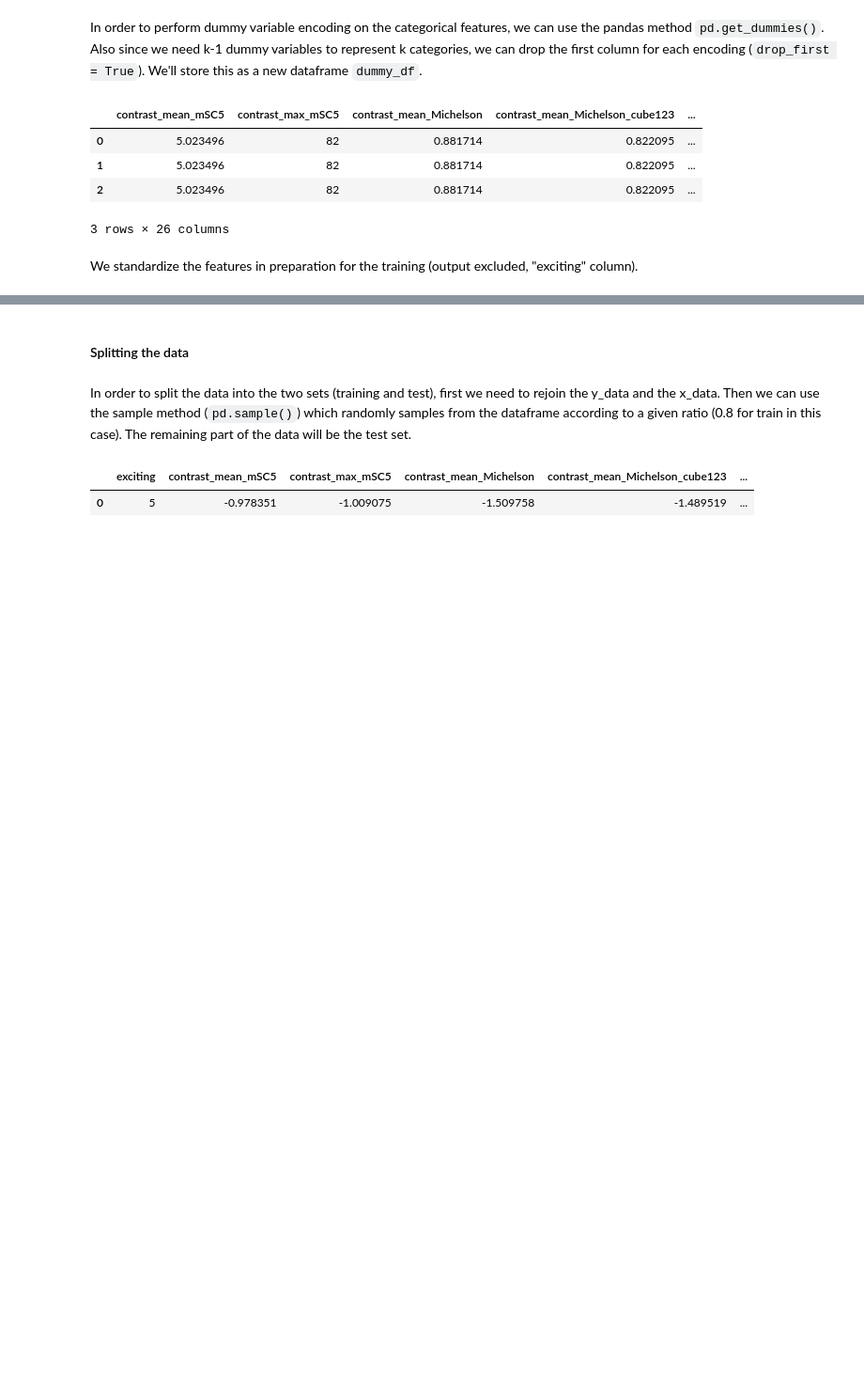
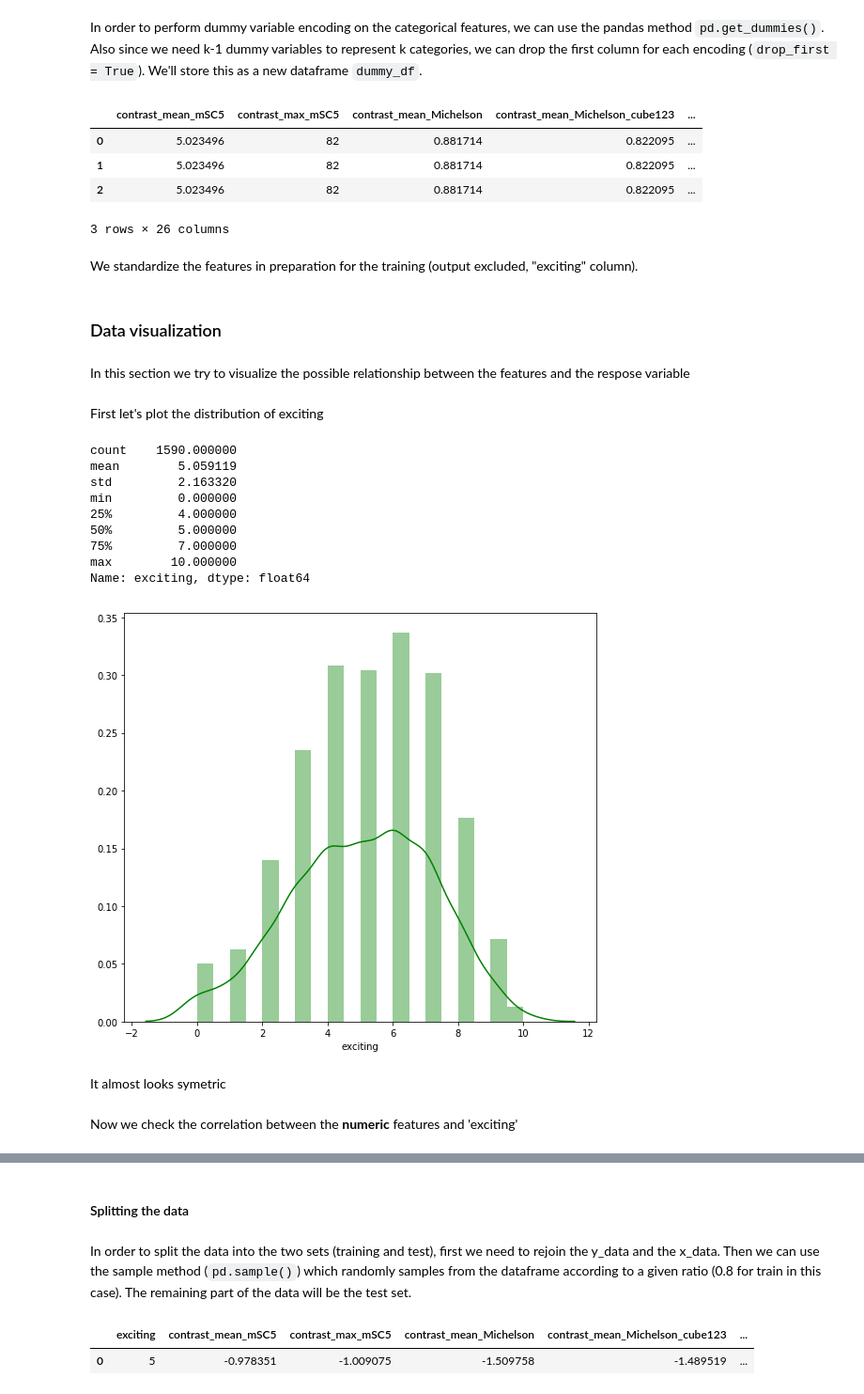
Before and after one commit to joSanchez28/Machine-Learning-EPFL, a Jupyter notebook: Project2-ArchitectureExperiment/Project2-Notebook.ipynb, the cells around one changed output, grey strips where cells are left out. Shown at 94% size. Saved outputs shown, nothing was run; the diff lists cells and outputs as text; code cells hidden in the pictures; blank space fills up the shorter version.

Commit message:
added the visualization part

```diff
--- a/Project2-ArchitectureExperiment/Project2-Notebook.ipynb
+++ b/Project2-ArchitectureExperiment/Project2-Notebook.ipynb
@@ -260,3 +289,28 @@ for feat in dummy_df.columns.tolist():
     dummy_df[feat] = (dummy_df[feat] - mean)/std
 # %%
 x_data = dummy_df #x_data is the final standardized data
+# %% [markdown]
+### Data visualization
+# %% [markdown]
+In this section we try to visualize the possible relationship between the features and the respose variable
+# %% [markdown]
+First let's plot the distribution of exciting
+# %%
+print(y_data.describe())
+plt.figure(figsize=(9, 8))
+sns.distplot(y_data, color='g');
+# %% [output]
+count    1590.000000
+mean        5.059119
+std         2.163320
+min         0.000000
+25%         4.000000
+50%         5.000000
+75%         7.000000
+max        10.000000
+Name: exciting, dtype: float64
+[figure, added]
+# %% [markdown]
+It almost looks symetric
+# %% [markdown]
+Now we check the correlation between the **numeric** features and 'exciting'
```
Also changed, not shown: parts of 24 cells of this notebook.
